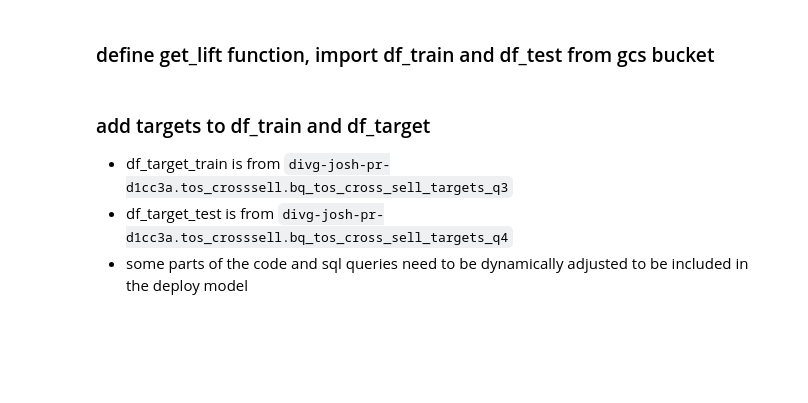
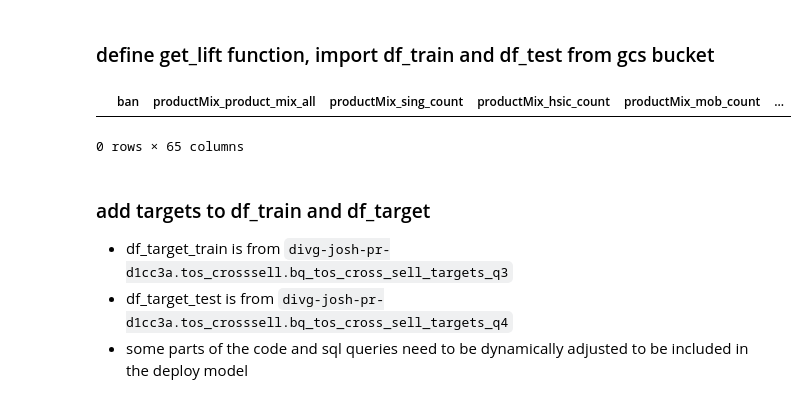
Before and after one commit to joshkim-telus/josh_dev_env, a Jupyter notebook: tos_cross_sell/josh_dev_env/lg_xgb_train_step.ipynb, the cells around one changed output. Cells and saved outputs as stored; diff of their text form; code cells hidden in the pictures; blank space fills up the shorter version.

```diff
--- a/tos_cross_sell/josh_dev_env/lg_xgb_train_step.ipynb
+++ b/tos_cross_sell/josh_dev_env/lg_xgb_train_step.ipynb
@@ -133,6 +133,12 @@ df_train = pd.read_csv('gs://{}/{}/{}_train.csv.gz'.format(file_bucket, service_
                        compression='gzip')  # for 2022-08-01
 df_test = pd.read_csv('gs://{}/{}/{}_validation.csv.gz'.format(file_bucket, service_type, service_type),  # 2022-09-01
                       compression='gzip')
+# %%
+test = df_test[df_test['ban'] == 604337639]
+test.head()
+# %% [output]
+|  | ban | productMix_product_mix_all | productMix_sing_count | productMix_hsic_count | productMix_mob_count | ... |
+0 rows × 65 columns
 # %% [markdown]
 ### add targets to df_train and df_target
 
```
Also changed, not shown: parts of 6 cells of this notebook, 1 other file.
